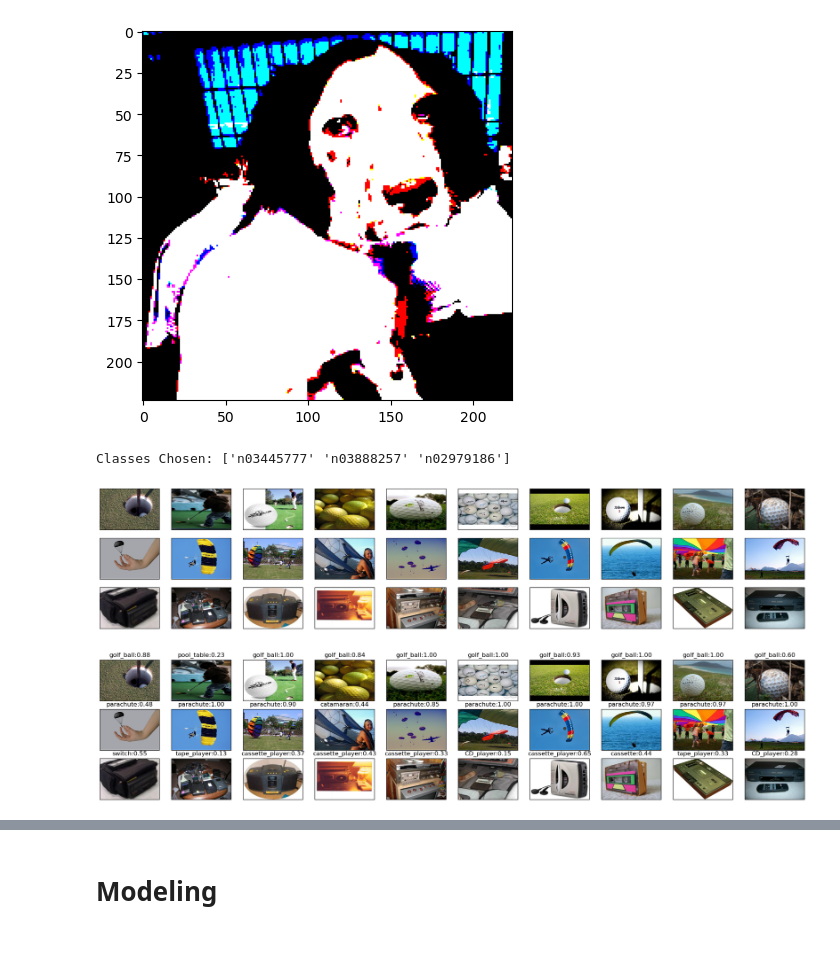
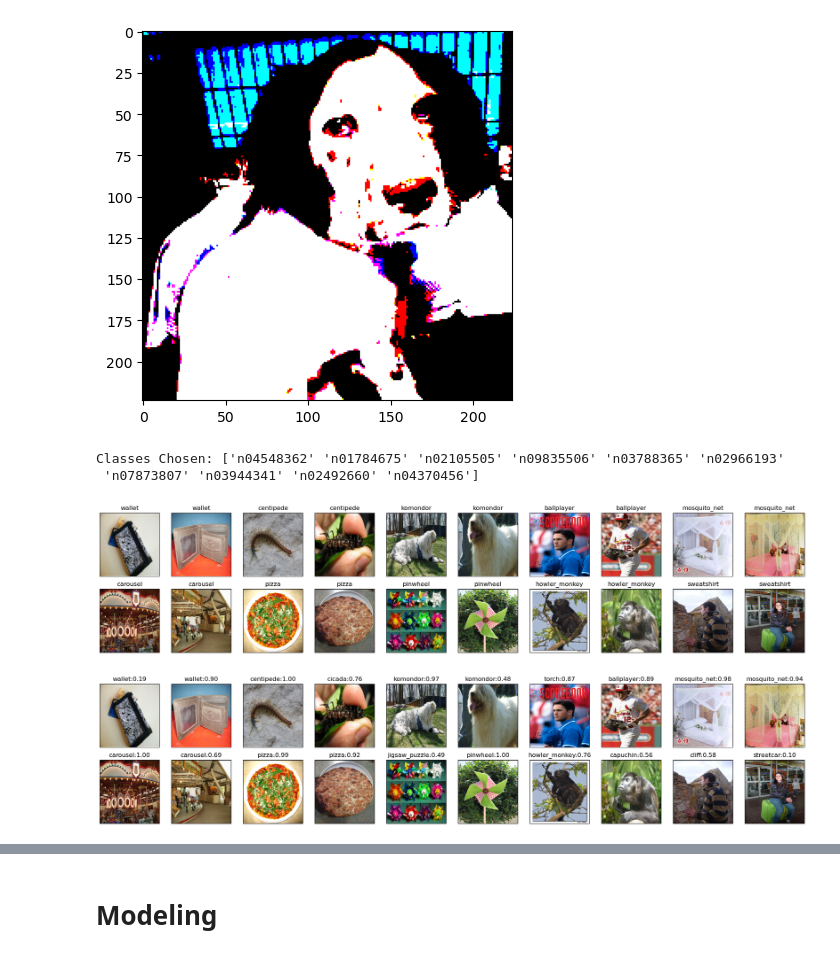
Before and after one commit to AlexShock66/ML_Conv_Visuals, a Jupyter notebook: visualizer.ipynb, the cells around one changed output, grey strips where cells are left out. Drawn from its saved outputs; the diff is of its cells as text; code cells hidden in the pictures.

Commit message:
Fixed some display stuff

```diff
--- a/visualizer.ipynb
+++ b/visualizer.ipynb
@@ -52,41 +69,72 @@ plt.imshow(load_image_for_processing('/mnt/c/Users/alexs/ML/Proj3/ML_Conv_Visual
 Clipping input data to the valid range for imshow with RGB data ([0..1] for floats or [0..255] for integers).
 <matplotlib.image.AxesImage at 0x...>
 [figure]
+# %%
+import json
+import pprint
+pp = pprint.PrettyPrinter(indent=3)
+def get_name_mapper(filepath):
+    with open(filepath,'r') as fp:
+        dct = json.load(fp)
+        # pp.pprint(dct)
+        _dct = {}
+        for val in dct.values():
+            _dct[val[0]] = val[1]
+    return _dct
 # %%
-def get_example_images(directory_path,num_classes=2,num_examples_per_class=10,prep_for_vgg=False):
+def get_example_images(directory_path,num_classes=2,num_examples_per_class=2,prep_for_vgg=False,name_mapper_filepath='ImageNet-Mini/imagenet_class_index.json'):
     possible_classes = os.listdir(directory_path)
     num_classes = min(len(possible_classes),num_classes)
     chosen_classes = np.random.choice(possible_classes,size=num_classes,replace=False)
     print(f'Classes Chosen: {chosen_classes}')
-    data = []
+    data = {}
+    mapper = get_name_mapper(name_mapper_filepath)
+
     for cls in chosen_classes:
+        mapped_class = mapper.get(cls,None)
+        if mapped_class is None:
+            raise RuntimeError(f'Could not look up class {cls}')
+        data[mapped_class] = []
         cls_pth = os.path.join(directory_path,cls)
         images = os.listdir(cls_pth)
+        # print(len(images))
         images = np.random.choice(images,size=min(num_examples_per_class,len(images)),replace=False)
         for img in images:
             img_pth = os.path.join(cls_pth,img)
-            data.append(load_image_for_processing(img_pth,prep_for_vgg=prep_for_vgg))
-    return np.array(data)
+            data[mapped_class].append(load_image_for_processing(img_pth,prep_for_vgg=prep_for_vgg))
+            # print(data[-1].shape)
+    # print(data)
+    return data
 
 
-result = get_example_images('/mnt/c/Users/alexs/ML/Proj3/ML_Conv_Visuals/imagenette2-320/train',num_classes=3)
+result = get_example_images('ImageNet-Mini/images',num_classes=10)
 # %% [output]
-Classes Chosen: ['n03445777' 'n03888257' 'n02979186']
+Classes Chosen: ['n04548362' 'n01784675' 'n02105505' 'n09835506' 'n03788365' 'n02966193'
+ 'n07873807' 'n03944341' 'n02492660' 'n04370456']
 # %%
-def display_images(imgs,num_rows=3,figsize=(25,5)):
-    num_cols = int(np.ceil(float(len(imgs)/num_rows)))
+def display_images(imgs_dct,figsize=(25,5)):
+    num_rows = max([len(list(imgs_dct.values())[i]) for i in range(len(imgs_dct))])
+
+    num_cols = len(imgs_dct)
+
     fig, axs = plt.subplots(nrows=num_rows,ncols=num_cols,figsize=figsize)
-    for ax,img in zip(axs.flatten(),imgs):
+    titles = np.array([[key] * len(val) for key,val in imgs_dct.items()]).flatten()
+    for ax,img,title in zip(axs.flatten(),np.array(list(imgs_dct.values())).reshape(-1,IMG_SHAPE[0],IMG_SHAPE[1],3),titles):
         ax.imshow(img,aspect='auto')
         ax.get_xaxis().set_visible(False)
         ax.get_yaxis().set_visible(False)
+        ax.set_title(title)
     # plt.subplots_adjust(wspace=0, hspace=0)
 
-display_images(result,num_rows=3)
+display_images(result)
 # %% [output]
-[figure, old version]
+[figure, new version]
 # %%
-def display_images_with_prediction(imgs,num_rows=3,figsize=(25,5)):
+def display_images_with_prediction(imgs_dct,figsize=(25,5)):
+    num_rows = max([len(list(imgs_dct.values())[i]) for i in range(len(imgs_dct))])
+
+    num_cols = len(imgs_dct)
+    imgs = np.array(list(imgs_dct.values())).reshape(-1,IMG_SHAPE[0],IMG_SHAPE[1],3)
     ready_images = np.array([preprocess_input(x) for x in imgs])
     # return ready_images
     preds = vgg(ready_images).numpy()
@@ -103,6 +151,6 @@ def display_images_with_prediction(imgs,num_rows=3,figsize=(25,5)):
         ax.set_title(f'{ttl}:{prob:0.2f}')
     # plt.subplots_adjust(wspace=0.2, hspace=3)
 
-tmp = display_images_with_prediction(result,num_rows=3)
+tmp = display_images_with_prediction(result)
 # %% [output]
-[figure, old version]
+[figure, new version]
```
Also changed, not shown: parts of 9 cells of this notebook.
